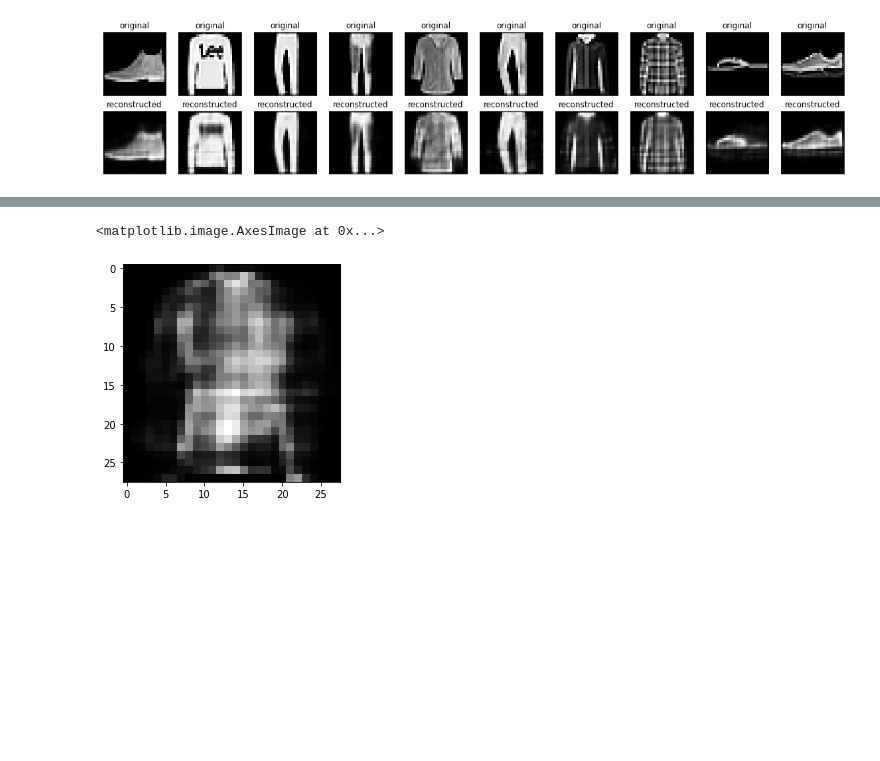
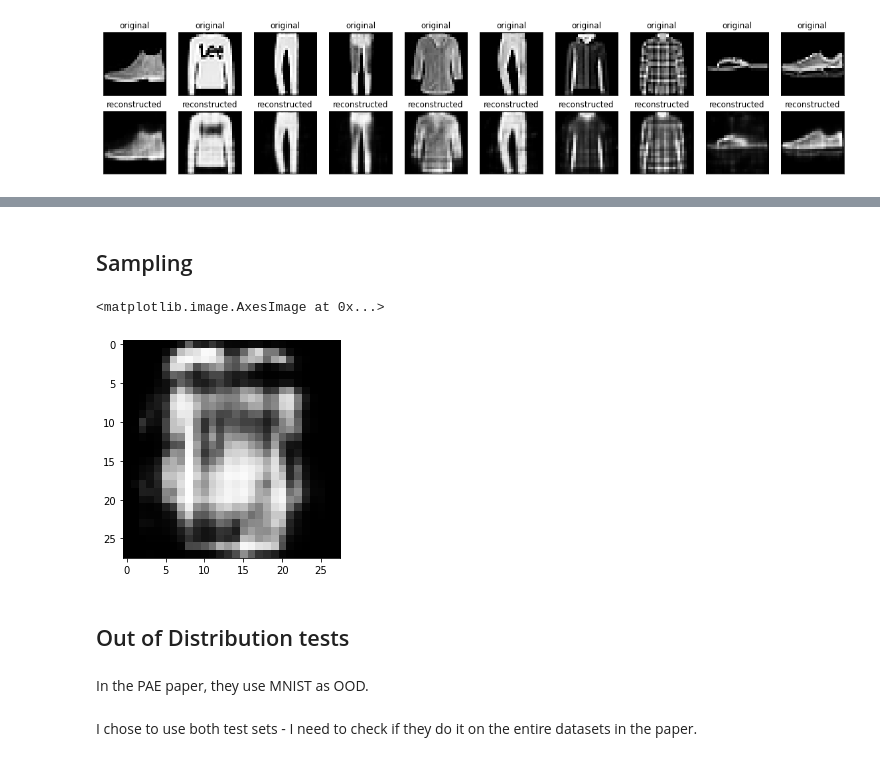
Before and after one commit to nasaharvest/dora, a Jupyter notebook: pae/pae.ipynb, the cells around one changed output, grey strips where cells are left out. Saved outputs shown, nothing was run; the diff lists cells and outputs as text; code cells hidden in the pictures; blank space fills up the shorter version.

Commit message:
Add out of distribution tests to PAE (#5)

```diff
--- a/pae/pae.ipynb
+++ b/pae/pae.ipynb
@@ -116,21 +137,19 @@ encoded_imgs = autoencoder.encoder(x_train).numpy()
 # %%
 n = len(encoded_imgs)
 
-# Density estimation with MADE.
-model = tfk.Sequential([
-    tfk.layers.InputLayer(input_shape=(0,), dtype=tf.float32),
-    tfpl.DistributionLambda(lambda t: tfd.MultivariateNormalDiag(
-        loc=tf.zeros(tf.concat([tf.shape(t)[:-1], [64]], axis=0)),
-        scale_diag=tf.ones(64))),
-    tfpl.AutoregressiveTransform(tfb.AutoregressiveNetwork(
-        params=2, hidden_units=[10], activation='relu')),
-])
+class NormalizingFlow(Model):
+    def __init__(self):
+        super(NormalizingFlow, self).__init__()
+        self.model = tfk.Sequential([
+            tfk.layers.InputLayer(input_shape=(0,), dtype=tf.float32),
+            tfpl.DistributionLambda(lambda t: tfd.MultivariateNormalDiag(
+                loc=tf.zeros(tf.concat([tf.shape(t)[:-1], [latent_dim]], axis=0)))),
+            tfpl.AutoregressiveTransform(tfb.AutoregressiveNetwork(
+                params=2, hidden_units=[10, 10], activation='relu')),
+        ])
 
-model.compile(optimizer='adam', loss=lambda y, rv_y: -rv_y.log_prob(y))
+    def call(self, x):
+        return self.model(x)
 
-model.fit(x=np.zeros((n, 0)),
-          y=encoded_imgs,
-          epochs=100,
-          shuffle=True,
-          verbose=True)
+flow = NormalizingFlow()
 # %% [output]
@@ -154,0 +161,8 @@ Epoch 100/100
+# %%
+flow.compile(optimizer='adam', loss=lambda y, rv_y: -rv_y.log_prob(y))
+# %%
+flow.fit(x=np.zeros((n, 0)),
+          y=encoded_imgs,
+          epochs=20,
+          shuffle=True,
+          verbose=True)
@@ -155,7 +211,13 @@ Epoch 100/100
+# %% [markdown]
+## Sampling
 # %%
-distribution=model(np.zeros(0,))
+distribution = flow.model(np.zeros(0,))
 test_img = distribution.sample(1)
 plt.imshow(autoencoder.decoder(test_img)[0])
 # %% [output]
 <matplotlib.image.AxesImage at 0x...>
-[figure, old version]
+[figure, new version]
+# %% [markdown]
+## Out of Distribution tests
+# %% [markdown]
+In the PAE paper, they use MNIST as OOD.
@@ -161,0 +230,2 @@ plt.imshow(autoencoder.decoder(test_img)[0])
+# %% [markdown]
+I chose to use both test sets - I need to check if they do it on the entire datasets in the paper.
```
Also changed, not shown: parts of 23 cells of this notebook, 1 other file.
